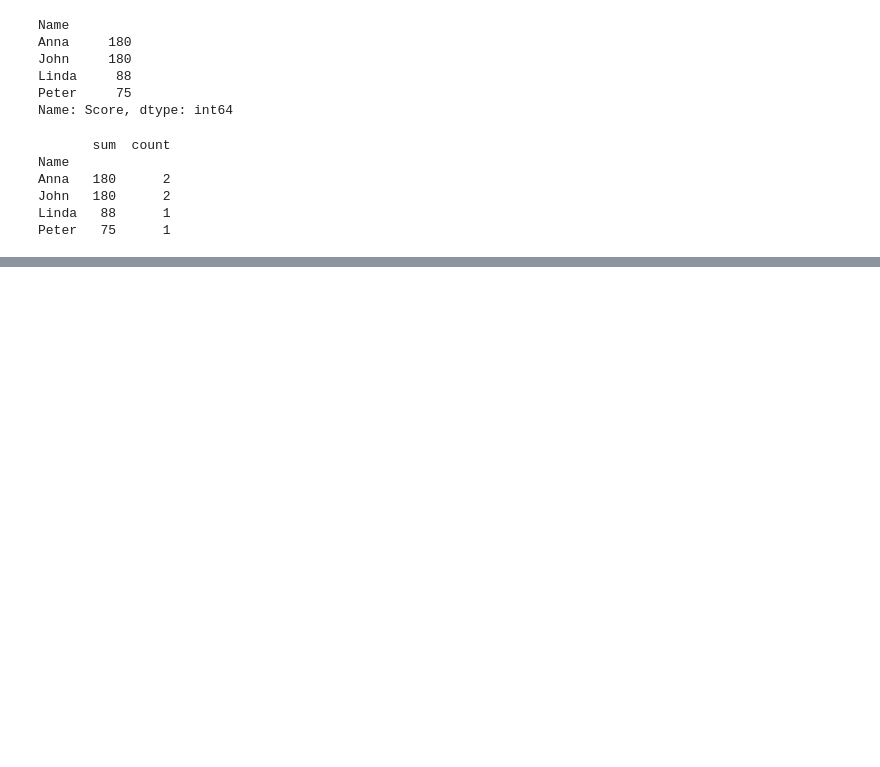
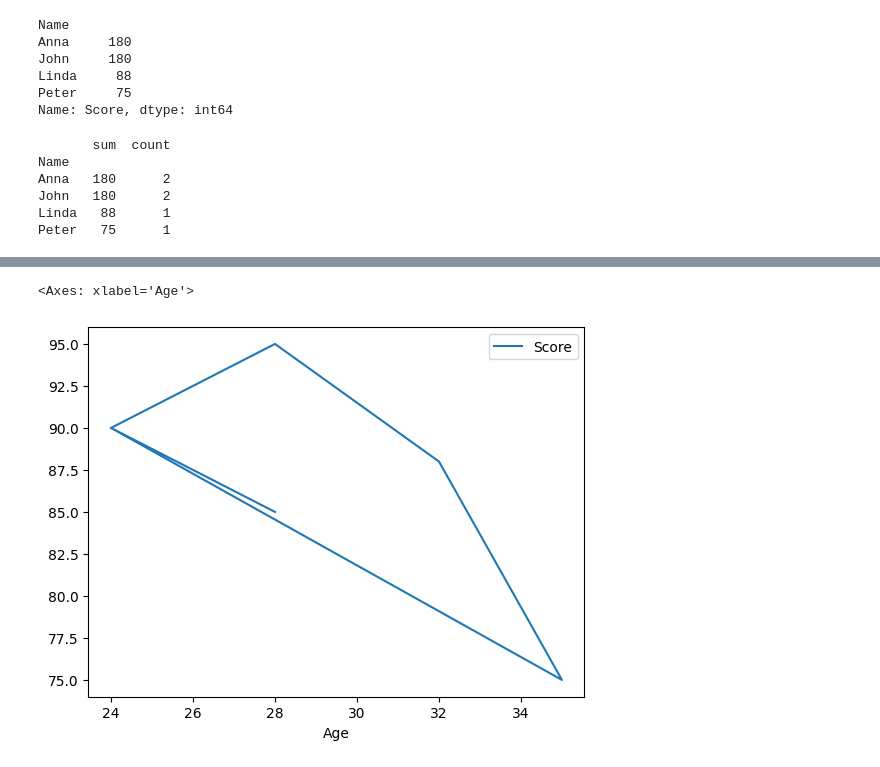
Before and after one commit to hijaz/themlpath-notebooks, a Jupyter notebook: pandas.ipynb, the cells around one changed output, grey strips where cells are left out. Cells and saved outputs as stored; diff of their text form; code cells hidden in the pictures; blank space fills up the shorter version.

```diff
--- a/pandas.ipynb
+++ b/pandas.ipynb
@@ -725,0 +1151,11 @@ Peter   75      1
+# %%
+## Creating a New DataFrame for Plotting
+
+# Let's create a sample DataFrame to use for plotting:
+
+# Create a sample DataFrame
+data = {'Name': ['John', 'Anna', 'Peter', 'Linda', 'John', 'Anna'],
+        'Age': [28, 24, 35, 32, 28, 24],
+        'Score': [85, 90, 75, 88, 95, 90]}
+df = pd.DataFrame(data)
+print(df)
@@ -725,0 +1190,11 @@ Peter   75      1
+# %%
+
+## Plotting Line Graphs
+
+# You can create a simple line plot using `plot()`.
+
+# Create a line plot of Age vs. Score
+df.plot(x='Age', y='Score', kind='line')
+# %% [output]
+<Axes: xlabel='Age'>
+[figure, added]
```
Also changed, not shown: parts of 37 cells of this notebook, 4 other files.
